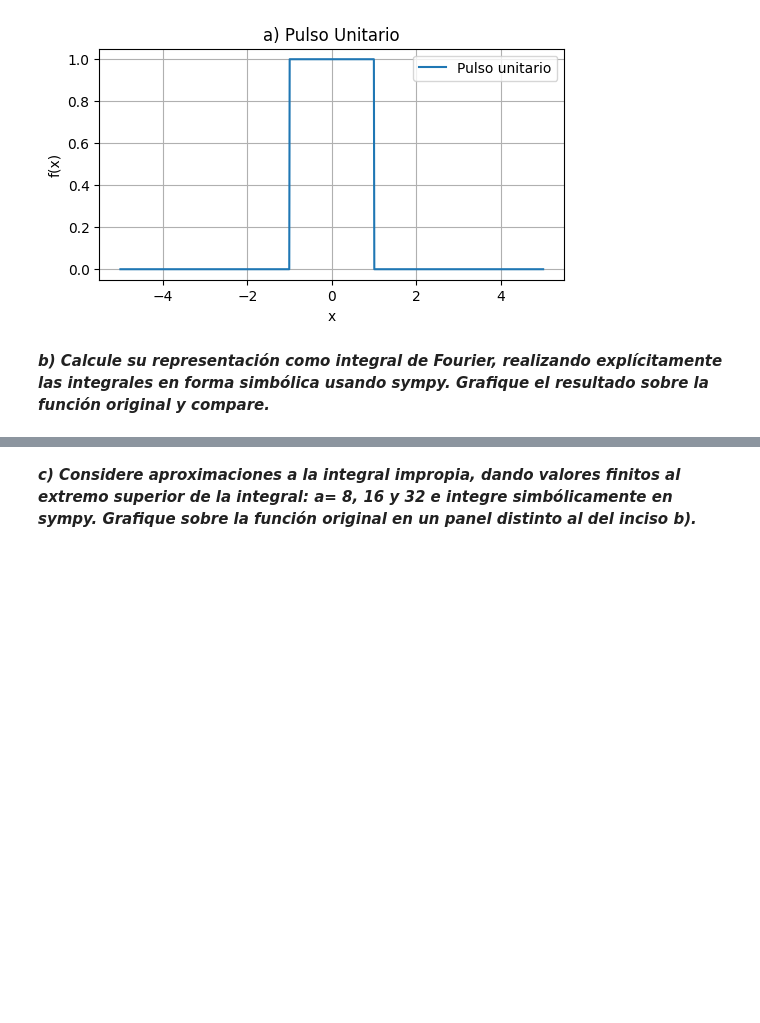
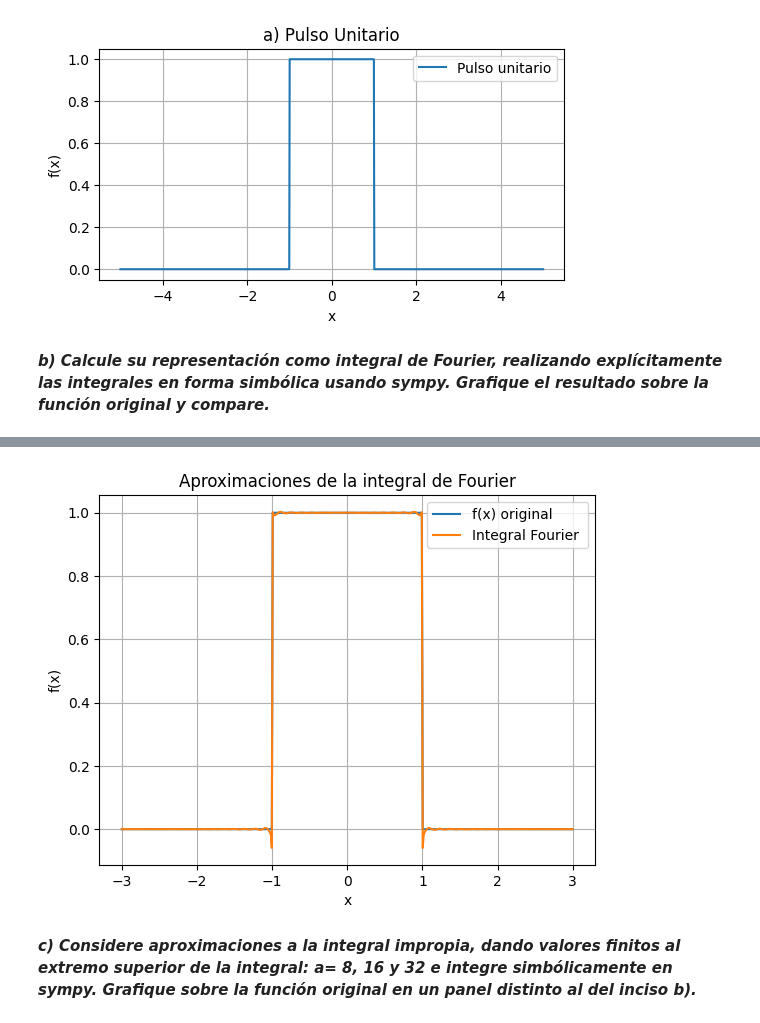
Before and after one commit to ALDO12062004/EDP1, a Jupyter notebook: Integral de Fourier.ipynb, the cells around one changed output, grey strips where cells are left out. Cells and saved outputs as stored; diff of their text form; code cells hidden in the pictures; blank space fills up the shorter version.

```diff
--- a/Integral de Fourier.ipynb
+++ b/Integral de Fourier.ipynb
@@ -111,0 +47,18 @@ plt.show()
+# %%
+import sympy as sp
+import numpy as np
+import matplotlib.pyplot as plt
+
+x, v, w = sp.symbols('x v w', real=True)
+a = 1
+
+f = sp.Piecewise((1, (v >= -a) & (v <= a)), (0, True))
+
+A_w = (1/sp.pi) * sp.integrate(f * sp.cos(w*v), (v, -sp.oo, sp.oo))
+B_w = (1/sp.pi) * sp.integrate(f * sp.sin(w*v), (v, -sp.oo, sp.oo))
+
+A_w_simp = sp.simplify(A_w)
+B_w_simp = sp.simplify(B_w)
+
+print("A(w) =", A_w_simp)
+print("B(w) =", B_w_simp)
@@ -112,2 +76,47 @@ plt.show()
+# %%
+import sympy as sp
+import numpy as np
+import matplotlib.pyplot as plt
+import warnings
+
+warnings.filterwarnings("ignore", category=RuntimeWarning)
+
+a_val=1000
+
+x, v, w = sp.symbols('x v w', real=True)
+
+A = (1/sp.pi) * sp.integrate(sp.cos(w*v), (v, -1, 1))
+A_simplified = sp.simplify(A)
+
+B_simplified = 0
+
+def f_original(x):
+    return np.where(np.abs(x) <= 1, 1, 0)
+
+def f_approx(x_val, a_val):
+    def integrand(w_val):
+        val = np.where(w_val == 0, 2/np.pi, 2*np.sin(w_val)/(np.pi*w_val))
+        return val * np.cos(w_val * x_val)
+
+    omega = np.linspace(0, a_val, 1000)
+    integral = np.trapz(integrand(omega), omega)
+    return integral
+
+x_vals = np.linspace(-3, 3, 500)
+
+plt.plot(x_vals, f_original(x_vals), label='f(x) original')
+
+
+f_vals = np.array([f_approx(xi, a_val) for xi in x_vals])
+plt.plot(x_vals, f_vals, label=f'Integral Fourier ')
+
+plt.legend()
+plt.title('Aproximaciones de la integral de Fourier')
+plt.xlabel('x')
+plt.ylabel('f(x)')
+plt.grid(True)
+plt.show()
+# %% [output]
+[figure, added]
 # %% [markdown]
 ***c) Considere aproximaciones a la integral impropia, dando valores finitos al extremo superior de la integral: a= 8, 16 y 32 e integre simbólicamente en sympy. Grafique sobre la función original en un panel distinto al del inciso b).***
```
Also changed, not shown: parts of 8 cells of this notebook.
